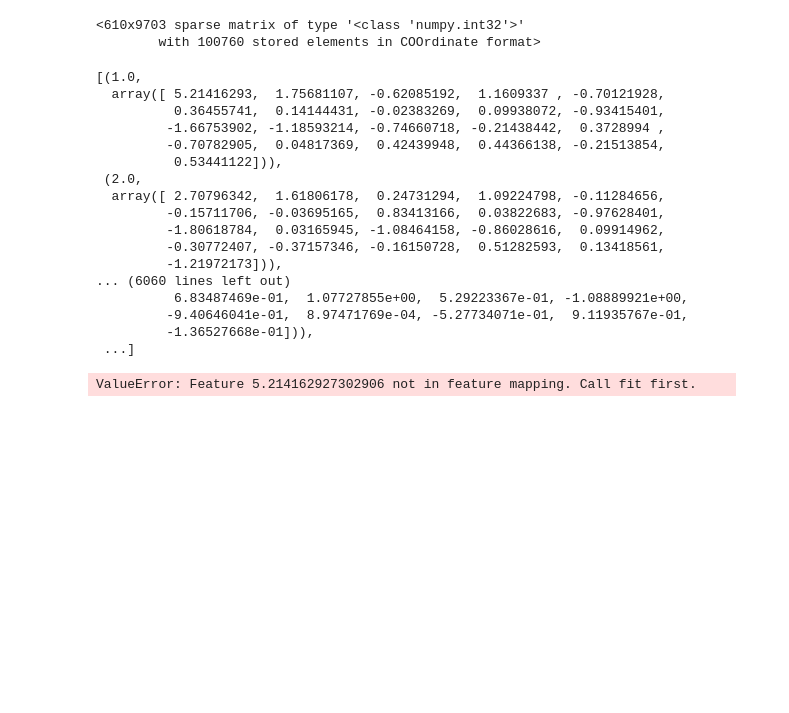
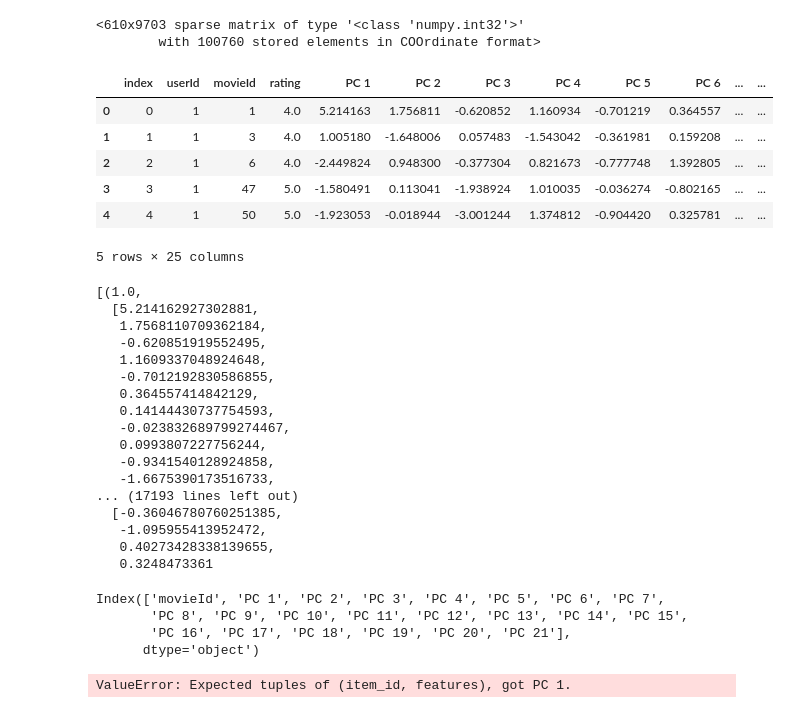
Before and after one commit to swzoeller/Movie-Recommendation-System, a Jupyter notebook: Data Cleaning EDA.ipynb, the cells around one changed output. Drawn from its saved outputs; the diff is of its cells as text; code cells hidden in the pictures; blank space fills up the shorter version.

```diff
--- a/Data Cleaning EDA.ipynb
+++ b/Data Cleaning EDA.ipynb
@@ -469,28 +509,44 @@ consolidated = pd.concat([user_item.reset_index(), components_df], axis=1)
+# %%
+consolidated.head()
+# %% [output]
+|  | index | userId | movieId | rating | PC 1 | PC 2 | PC 3 | PC 4 | PC 5 | PC 6 | ... | ... |
+| 0 | 0 | 1 | 1 | 4.0 | 5.214163 | 1.756811 | -0.620852 | 1.160934 | -0.701219 | 0.364557 | ... | ... |
+| 1 | 1 | 1 | 3 | 4.0 | 1.005180 | -1.648006 | 0.057483 | -1.543042 | -0.361981 | 0.159208 | ... | ... |
+| 2 | 2 | 1 | 6 | 4.0 | -2.449824 | 0.948300 | -0.377304 | 0.821673 | -0.777748 | 1.392805 | ... | ... |
+| 3 | 3 | 1 | 47 | 5.0 | -1.580491 | 0.113041 | -1.938924 | 1.010035 | -0.036274 | -0.802165 | ... | ... |
+| 4 | 4 | 1 | 50 | 5.0 | -1.923053 | -0.018944 | -3.001244 | 1.374812 | -0.904420 | 0.325781 | ... | ... |
+5 rows × 25 columns
 # %%
 movies_pc = consolidated.groupby("movieId").mean().drop(columns = ["index", "userId", "rating"], axis = 1).reset_index()
 # %%
-[(i[0], i[1:]) for i in movies_pc.values]
+[(i[2], list(i[4:])) for i in consolidated.values]
 # %% [output]
 [(1.0,
-  array([ 5.21416293,  1.75681107, -0.62085192,  1.1609337 , -0.70121928,
-          0.36455741,  0.14144431, -0.02383269,  0.09938072, -0.93415401,
-         -1.66753902, -1.18593214, -0.74660718, -0.21438442,  0.3728994 ,
-         -0.70782905,  0.04817369,  0.42439948,  0.44366138, -0.21513854,
-          0.53441122])),
- (2.0,
-  array([ 2.70796342,  1.61806178,  0.24731294,  1.09224798, -0.11284656,
-         -0.15711706, -0.03695165,  0.83413166,  0.03822683, -0.97628401,
-         -1.80618784,  0.03165945, -1.08464158, -0.86028616,  0.09914962,
-         -0.30772407, -0.37157346, -0.16150728,  0.51282593,  0.13418561,
-         -1.21972173])),
-... (6060 lines left out)
-          6.83487469e-01,  1.07727855e+00,  5.29223367e-01, -1.08889921e+00,
-         -9.40646041e-01,  8.97471769e-04, -5.27734071e-01,  9.11935767e-01,
-         -1.36527668e-01])),
- ...]
+  [5.214162927302881,
+   1.7568110709362184,
+   -0.620851919552495,
+   1.1609337048924648,
+   -0.7012192830586855,
+   0.364557414842129,
+   0.14144430737754593,
+   -0.023832689799274467,
+   0.0993807227756244,
+   -0.9341540128924858,
+   -1.6675390173516733,
+... (17193 lines left out)
+  [-0.36046780760251385,
+   -1.095955413952472,
+   0.40273428338139655,
+   0.3248473361
+# %%
+movies_pc.columns
+# %% [output]
+Index(['movieId', 'PC 1', 'PC 2', 'PC 3', 'PC 4', 'PC 5', 'PC 6', 'PC 7',
+       'PC 8', 'PC 9', 'PC 10', 'PC 11', 'PC 12', 'PC 13', 'PC 14', 'PC 15',
+       'PC 16', 'PC 17', 'PC 18', 'PC 19', 'PC 20', 'PC 21'],
+      dtype='object')
 # %%
-item_features = data_fm.build_item_features([(i[0], i[1:]) for i in movies_pc.values])
-
+item_features_list = data_fm.build_item_features(item_features)
 print(repr(item_features))
 # %% [output]
-ValueError: Feature 5.214162927302906 not in feature mapping. Call fit first.
+ValueError: Expected tuples of (item_id, features), got PC 1.
```
Also changed, not shown: parts of 23 cells of this notebook.
